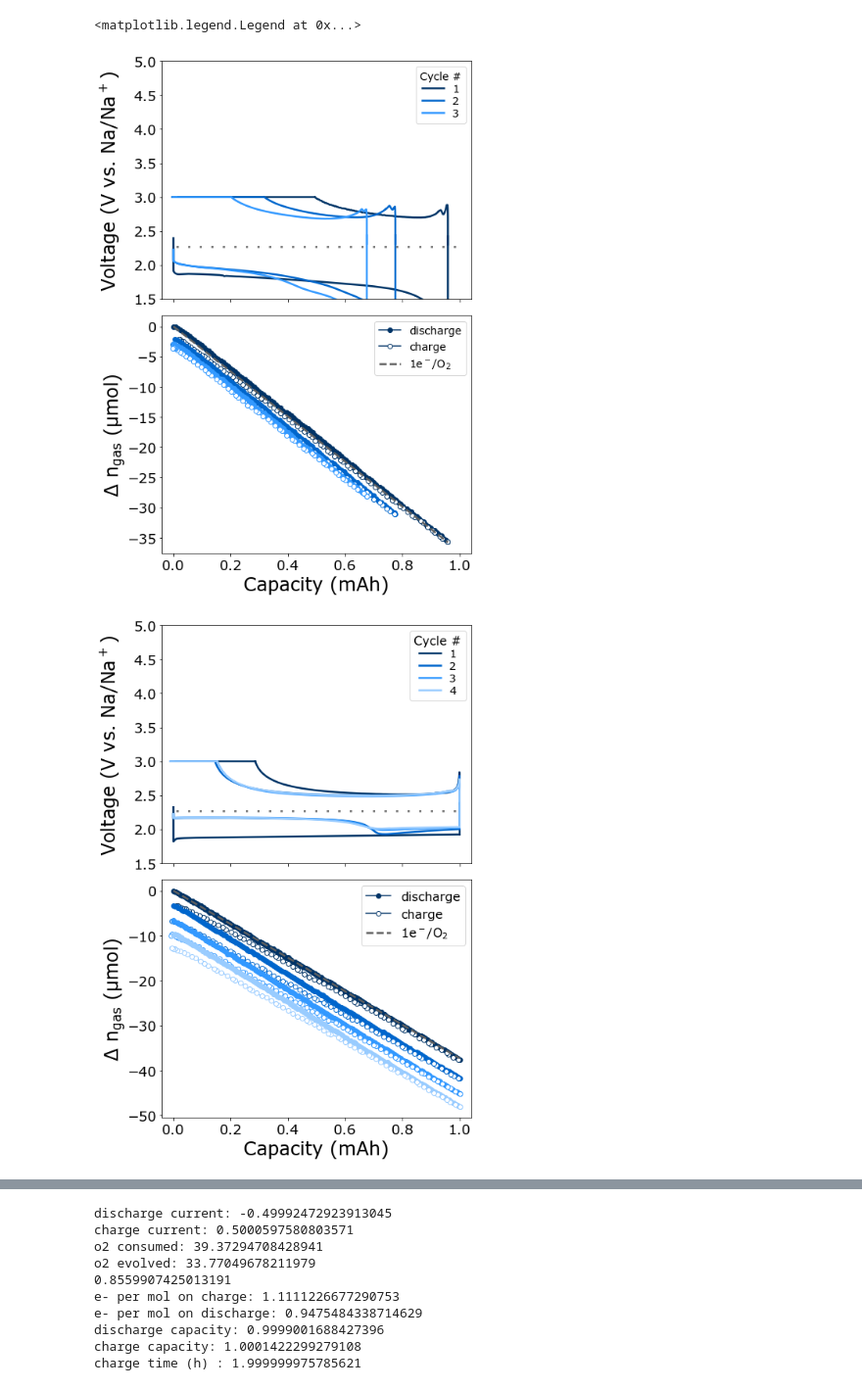
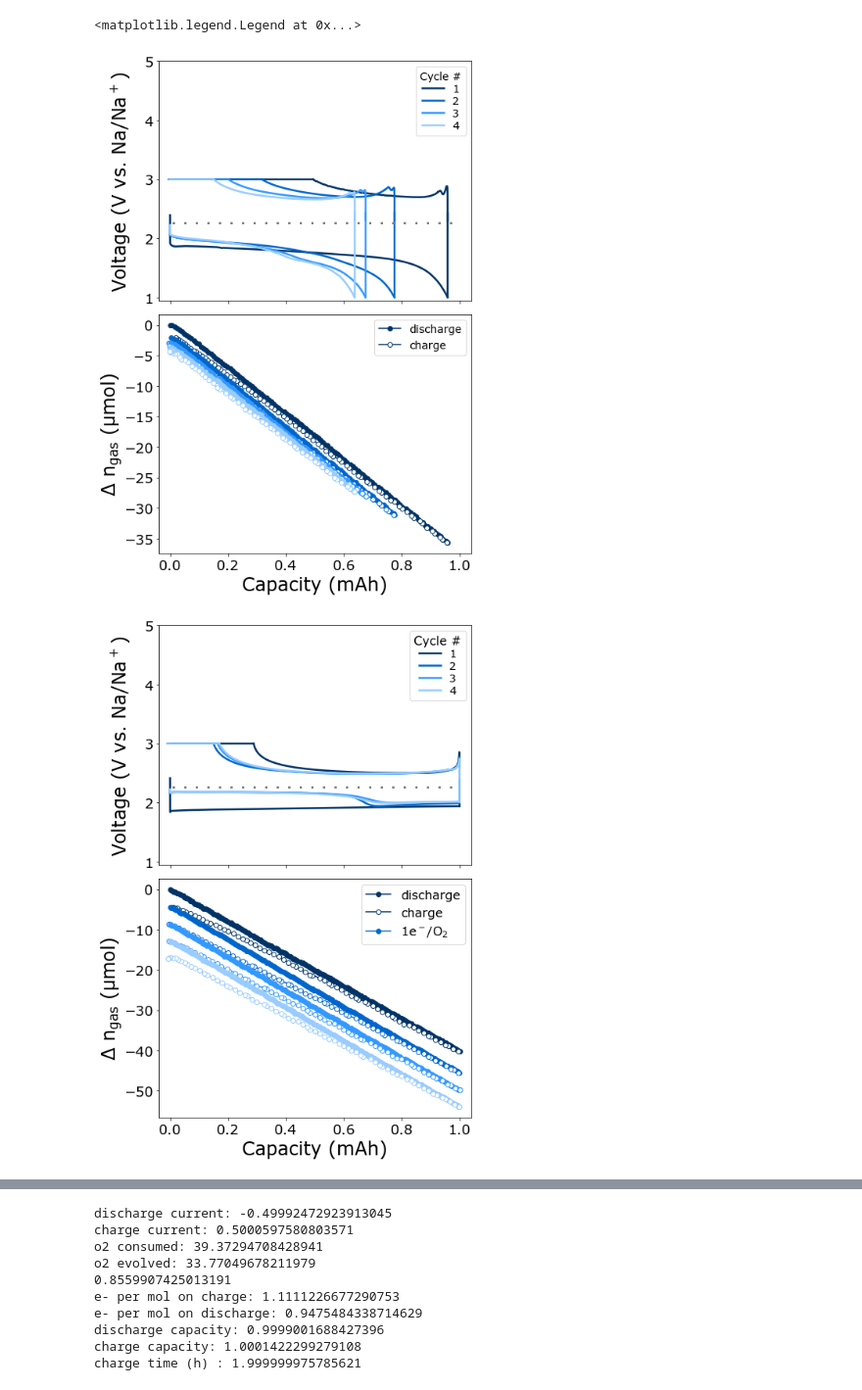
Before and after one commit to ekedzie/notebooks, a Jupyter notebook: Graphite Chronoamp Paper figures.ipynb, the cells around one changed output, grey strips where cells are left out. Shown at 98% size. Drawn from its saved outputs; the diff is of its cells as text; code cells hidden in the pictures.

```diff
--- a/Graphite Chronoamp Paper figures.ipynb
+++ b/Graphite Chronoamp Paper figures.ipynb
@@ -83,23 +192,19 @@ def plot_CA_cycles(discharge, cp1, cp2, ca, press, ch, cyclenum=1, leg=None, off
     epermol = ca['Capacity/mA.h'].iloc[-1] * 3.6 / 96485 *10**6 / (umoles[end_p4-1]-(umoles[st_p2+1]))
     epermold = discharge['Capacity/mA.h'].iloc[-1] * 3.6 / 96485 *10**6 / (umoles[st_p1]-(umoles[end_p1+1]))
 
-    print("e- per mol on charge: " + str(epermol))
+#     print("e- per mol on charge: " + str(epermol))
     print("e- per mol on discharge: " + str(epermold))
-    print('discharge capacity: ' + str(discharge['Capacity/mA.h'].iloc[-1]))
-    print('charge capacity: ' + str(ca['Capacity/mA.h'].iloc[-1]))
-    print('charge time (h) : ' + str((ca['time/s'].iloc[-1]- cp1['time/s'].iloc[0])/3600))
-
-
-
-    print('charge cap= ' + str( ca['Capacity/mA.h'].iloc[-1] ) )
-    print('oer/orr: '+ str(oerorr))
-    print('final current= ' + str(ca['I/mA'].iloc[-1]))
+#     print('discharge capacity: ' + str(discharge['Capacity/mA.h'].iloc[-1]))
+#     print('charge capacity: ' + str(ca['Capacity/mA.h'].iloc[-1]))
+#     print('charge time (h) : ' + str((ca['time/s'].iloc[-1]- cp1['time/s'].iloc[0])/3600))
+#     print('oer/orr: '+ str(oerorr))
+#     print('final current= ' + str(ca['I/mA'].iloc[-1]))
     pressure_gap=umoles.iloc[end_p1]-umoles.iloc[st_p2]
 
     ax2.plot(umolesdf['Capacity/mA.h'][st_p1:end_p1+1], umolesdf['umoles'][st_p1:end_p1+1]+offset,  'o-', color= col[cyclenum-1], linewidth=1.5, markersize=6, label='')#, markevery=(0.0,0.02))
     ax2.plot(end_cap[0]-umolesdf['Capacity/mA.h'][st_p2:end_p4-1], (umolesdf['umoles'])[st_p2:end_p4-1]+pressure_gap+offset,  'o-', color=col[cyclenum-1], linewidth=1.5, markersize=6, mfc='white', markevery=(0.0,0.013), label='')
-    if cyclenum ==1:
-        ax2.plot(x,y, color='#606060', linestyle='--', label= '',linewidth= 2.5)
+    #if cyclenum ==1:
+    #    ax2.plot(x,y, color='#606060', linestyle='--', label= '',linewidth= 2.5)
 
     ax.set_ylabel('Voltage (V vs. Na/Na$^+$)', fontsize=24, labelpad = 14 )
     ax2.set_ylabel('$\Delta$ n$_{gas}$ ($\mu$mol)', fontsize=24, labelpad=0)
@@ -108,7 +213,7 @@ def plot_CA_cycles(discharge, cp1, cp2, ca, press, ch, cyclenum=1, leg=None, off
     ax.tick_params(axis='both', which='major', labelsize=18)
     ax2.tick_params(axis='both', which='major', labelsize=18)
     #ax3.tick_params(axis='both', which='major', labelsize=18)
-    ax.set_ylim([1.5,5])
+    ax.set_ylim([0.95,5])
     ax.set_xlim([-0.04,1.04])
     if n==2:
         ax.set_ylim([2.5,4])
@@ -128,33 +233,11 @@ fig, (ax, ax2)= plt.subplots(2, sharex=True, figsize= (7,10))
 o1=plot_CA_cycles(mc2_cycles[1], mc2_cycles[3], mc2_cycles[4], mc2_cycles[5], mc2_1, 2, 1 )
 o2=plot_CA_cycles(mc2_cycles[8], mc2_cycles[10], mc2_cycles[11], mc2_cycles[12], mc2_2, 2, 2, offset=o1)
 o3= plot_CA_cycles(mc2_cycles[15], mc2_cycles[17], mc2_cycles[18], mc2_cycles[19], mc2_3, 2, 3,offset=o1+o2)
-#plot_CA_cycles(mc2_cycles[22], mc2_cycles[24], mc2_cycles[25], mc2_cycles[26], mc2_4, 2, 4, '#99CCFF',offset=o1+o2+o3)
+plot_CA_cycles(mc2_cycles[22], mc2_cycles[24], mc2_cycles[25], mc2_cycles[26], mc2_4, 2, 4, '#99CCFF',offset=o1+o2+o3)
 
 leg = ax.legend(fontsize=14, loc='upper right', labelspacing=0.15)
 leg.set_title('Cycle #',prop={'size':14})
-ax2.legend(labels=['discharge', 'charge', '1e$^-/O_2$'], fontsize=14)
-
-
-p50_ca= folder_files('/Users/kedzie/Documents/Berkeley/Research/Data/2020/200625_Na_CA_P50_cycling_cell1/')
-p50_ca_1 = read_press('/Users/kedzie/Documents/Berkeley/Research/Data/2020/200625_Na_CA_P50_cycling_cell1/200625_Na_CA_P50_cycling_cell1_cycle1_press_Ch3__2020-06-25_11.19_34.txt')
-p50_ca_2 = read_press('/Users/kedzie/Documents/Berkeley/Research/Data/2020/200625_Na_CA_P50_cycling_cell1/200625_Na_CA_P50_cycling_cell1_cycle2_press_Ch3__2020-06-25_22.05_47.txt')
-p50_ca_3 = read_press('/Users/kedzie/Documents/Berkeley/Research/Data/2020/200625_Na_CA_P50_cycling_cell1/200625_Na_CA_P50_cycling_cell1_cycle3_press_Ch3__2020-06-26_09.46_25.txt')
-p50_ca_4 = read_press('/Users/kedzie/Documents/Berkeley/Research/Data/2020/200625_Na_CA_P50_cycling_cell1/200625_Na_CA_P50_cycling_cell1_cycle4_press_Ch3__2020-06-26_20.07_32.txt')
-fig, (ax, ax2)= plt.subplots(2, sharex=True, figsize= (7,10))
-
-of1=plot_CA_cycles(p50_ca[1], p50_ca[3], p50_ca[4], p50_ca[5], p50_ca_1, 3, 1)
-of2=plot_CA_cycles(p50_ca[8], p50_ca[10], p50_ca[11], p50_ca[12], p50_ca_2, 3, 2, offset=of1)
-of3=plot_CA_cycles(p50_ca[15], p50_ca[17], p50_ca[18], p50_ca[19], p50_ca_3, 3, 3, offset=of1+of2)
-of4=plot_CA_cycles(p50_ca[22], p50_ca[24], p50_ca[25], p50_ca[26], p50_ca_4, 3, 4, offset=of1+of2+of3)
-
-
-
-
-leg = ax.legend(fontsize=14, loc='upper right', labelspacing=0.15)
-leg.set_title('Cycle #',prop={'size':16})
-ax2.legend(labels=['discharge', 'charge', '1e$^-/O_2$'], fontsize=16)
-#plt.savefig('/Users/kedzie/Documents/Berkeley/Research/Data/2020/200625_Na_CA_P50_cycling_cell1/200625_p50_CA_cell1.pdf', transparent = True, dpi=600, bbox_inches='tight')
-
+ax2.legend(labels=['discharge', 'charge'], fontsize=14)#, '1e$^-/O_2$'], fontsize=14)
 
 
 cell2_ca = folder_files('/Users/kedzie/Documents/Berkeley/Research/Data/2020/200625_Na_CA_P50_cycling_cell2/')
@@ -198,3 +281,3 @@ final current= 0.015057002
 <matplotlib.legend.Legend at 0x...>
-[figure, old version]
+[figure, new version]
-[figure, old version]
+[figure, new version]
```
Also changed, not shown: parts of 12 cells of this notebook.
